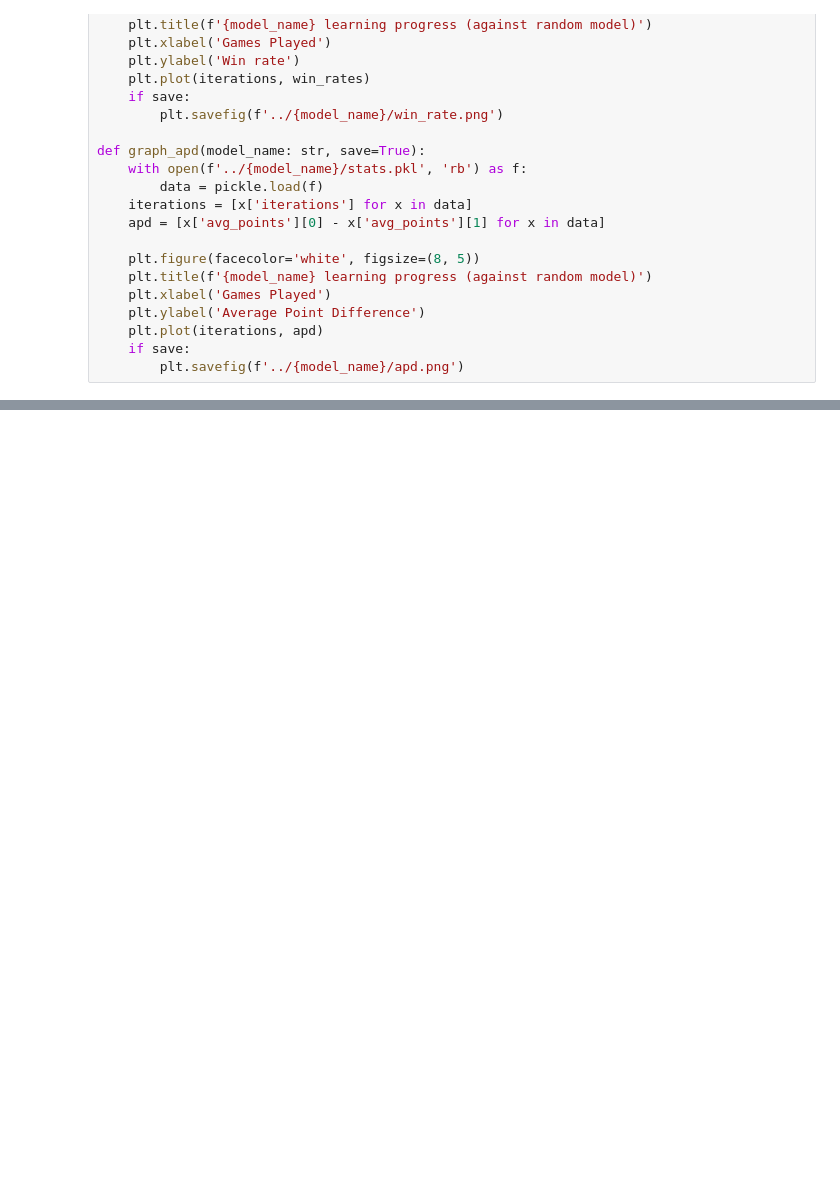
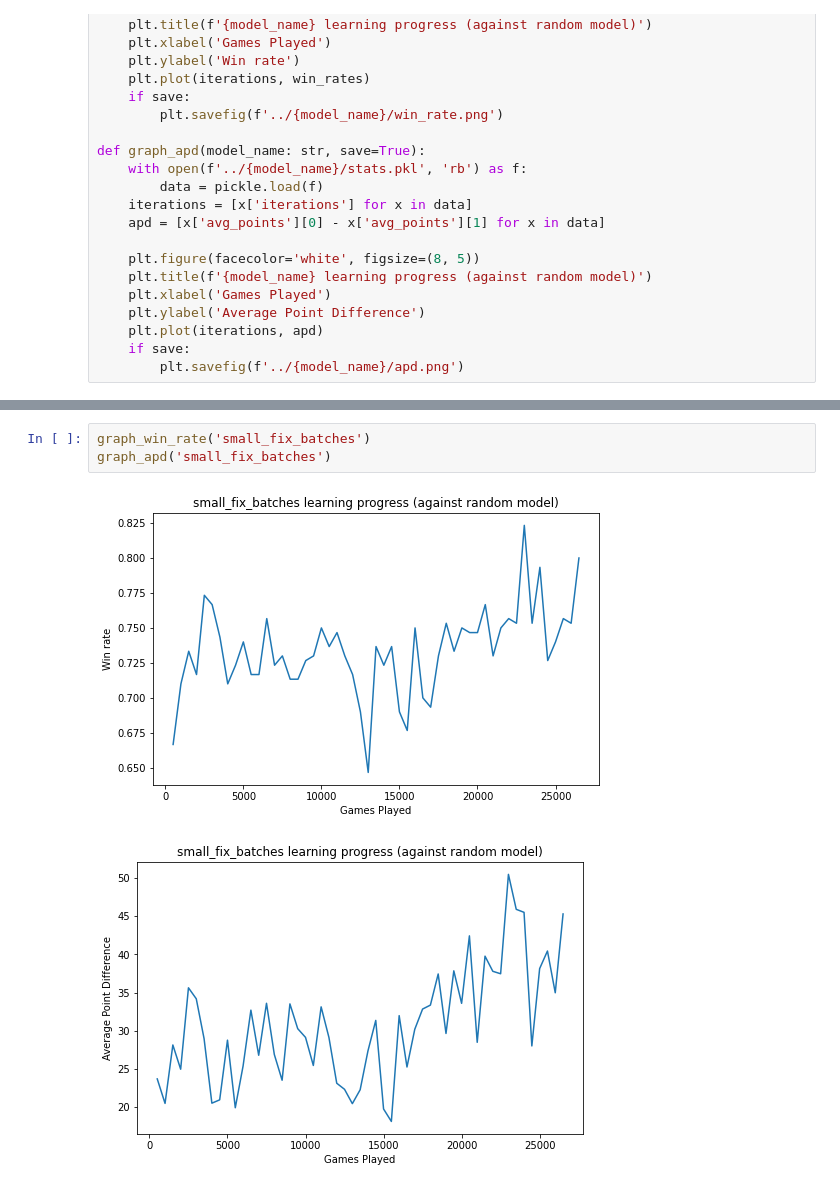
Before and after one commit to yanlai00/shengji_plus, a Jupyter notebook: analysis/plots.ipynb, the cells around one changed output, grey strips where cells are left out. Cells and saved outputs as stored; diff of their text form; blank space fills up the shorter version.

```diff
--- a/analysis/plots.ipynb
+++ b/analysis/plots.ipynb
@@ -42,0 +55,6 @@ graph_apd('small_explore')
+# %%
+graph_win_rate('small_fix_batches')
+graph_apd('small_fix_batches')
+# %% [output]
+[figure, added]
+[figure, added]
```
Also changed, not shown: parts of 5 cells of this notebook, 13 other files.
